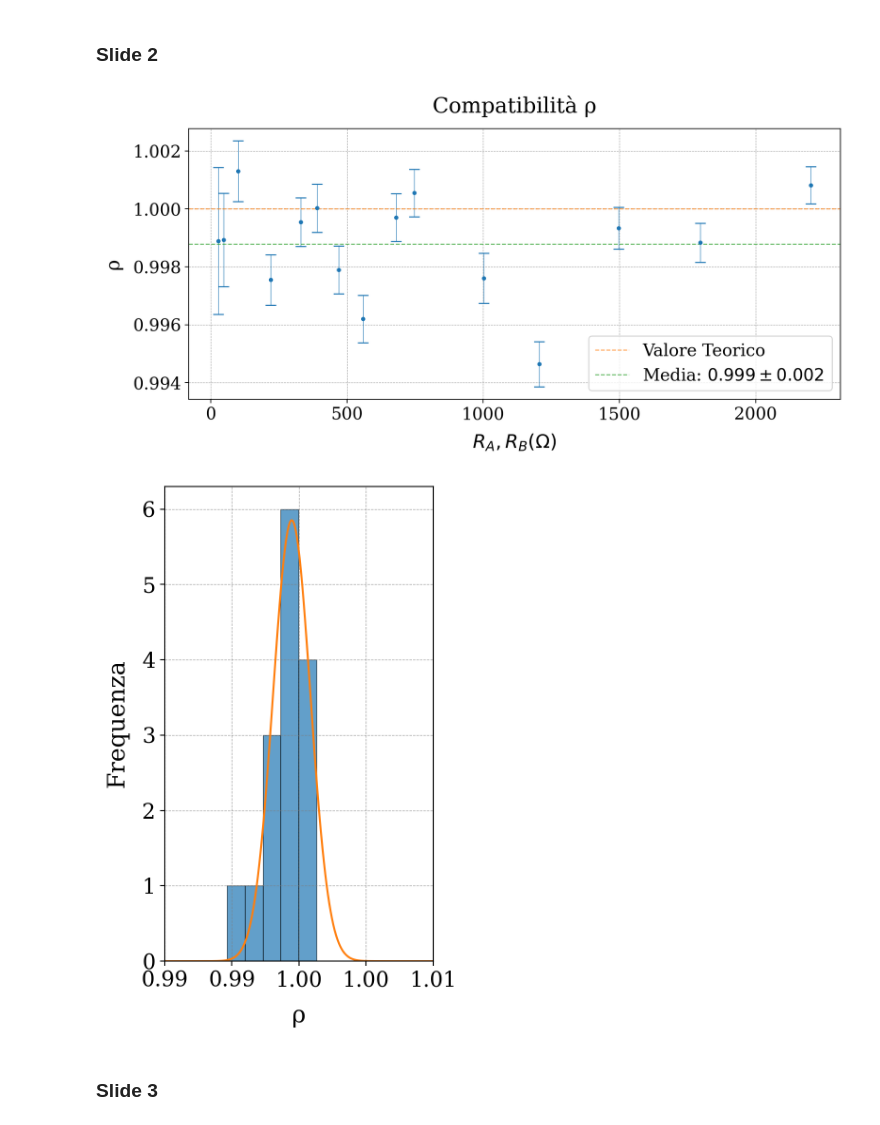
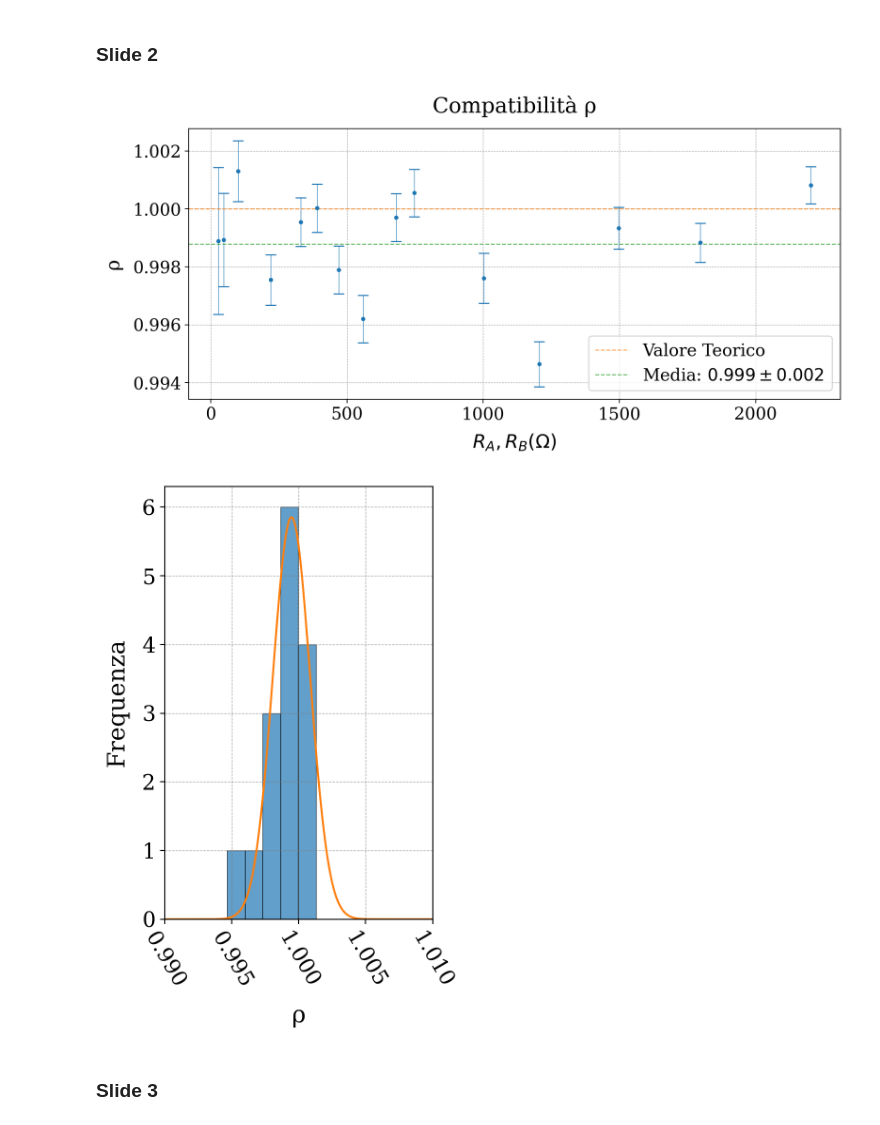
Before and after one commit to nichettg/Codici, a Jupyter notebook: 3. Ponte Wheatstone/analisi.ipynb, the cells around one changed output. Drawn from its saved outputs; the diff is of its cells as text; code cells hidden in the pictures.

```diff
--- a/3. Ponte Wheatstone/analisi.ipynb
+++ b/3. Ponte Wheatstone/analisi.ipynb
@@ -479,35 +479,36 @@ N = 5  # numero di bin desiderato
 counts, bins = np.histogram(dati, bins=N)
 x_min = min(dati)
 x_max = max(dati)
 delta = (x_max - x_min) / N
 bin_centers = 0.5*(bins[1:] + bins[:-1])
 popt, pcov = curve_fit(gauss, bin_centers, counts, p0=[max(counts), np.mean(dati), np.std(dati)])
 A, mu, sigma = popt
 sA, smu, ssigma = np.sqrt(np.diag(pcov))
 x_fit = np.linspace(0.99, 1.01, 200)
 y_fit = A * np.exp(-(x_fit - mu)**2 / (2 * sigma**2))
 
 param_labels = ["A", "μ", "σ"]
 anal = np.array([[A, sA], [mu, smu], [sigma, ssigma]])
 fit_label = "\n".join(
     f"{param_labels[i]}={gf.formatta_errore(anal[i,0], anal[i,1])}"
     for i in range(len(param_labels))
 )
 fit_label = fit_label + "\n" + f"bin width={delta:.3f}"
 ax.plot(x_fit, y_fit, **gf.plot_params, label=fit_label, color=gf.colori[1])
 
 ax.set_xlim(0.99, 1.01)
 xticks = np.linspace(0.99, 1.01, 5)
-xtick_labels = [f"{x:.2f}" for x in xticks]  # 2 cifre decimali
+xtick_labels = [f"{x:.3f}" for x in xticks]
+plt.xticks(rotation=-60)
 ax.set_xticks(xticks)
 ax.set_xticklabels(xtick_labels)
 gf.salva_grafico(fig,"Slide 2.2(no legenda).pdf")
 ax.legend(loc="upper left", bbox_to_anchor=(0.75, 1), frameon=True)
 fig.subplots_adjust(right=0.75)  # lascia più spazio a destra per la legenda
 gf.salva_grafico(fig,"Slide 2.2.pdf")
 # %% [output]
 [figure]
-[figure, old version]
+[figure, new version]
 # %% [markdown]
 ### Slide 3
 # %%
```
Also changed, not shown: 6 other files.
